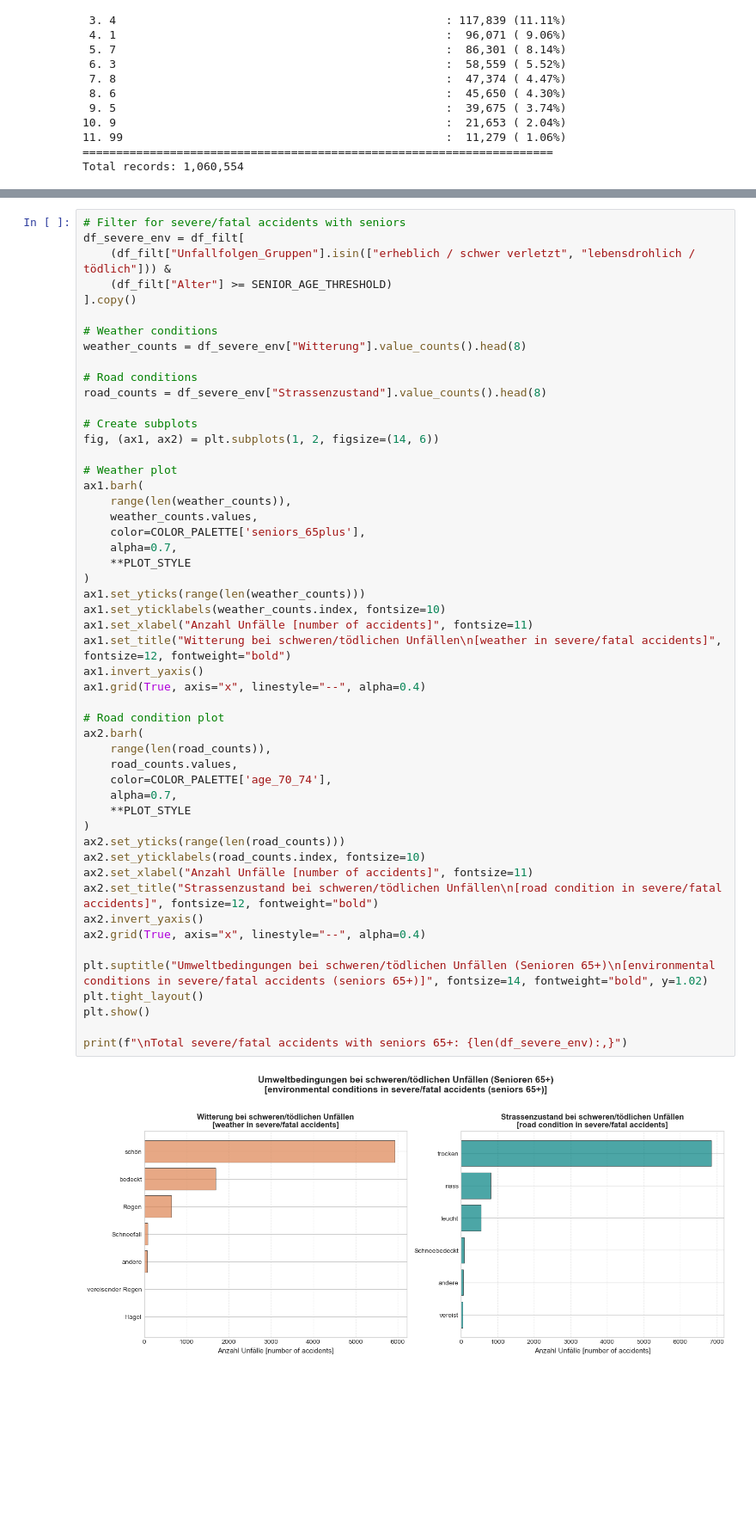
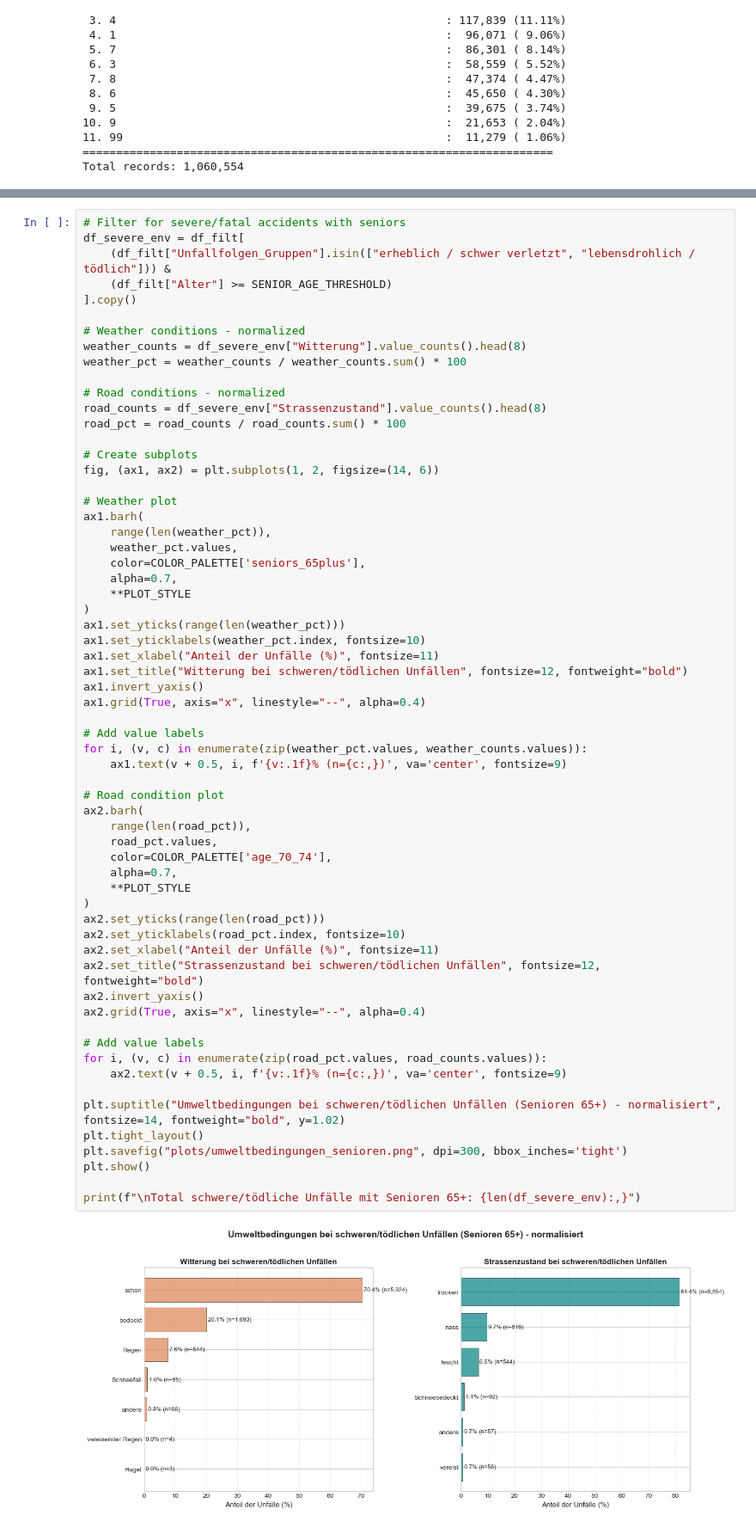
Before and after one commit to alishka-def/road_safety, a Jupyter notebook: senioren_analysis.ipynb, the cells around one changed output, grey strips where cells are left out. Shown at 86% size. Drawn from its saved outputs; the diff is of its cells as text; blank space fills up the shorter version.

```diff
--- a/senioren_analysis.ipynb
+++ b/senioren_analysis.ipynb
@@ -953,49 +1332,60 @@ df_severe_env = df_filt[
     (df_filt["Alter"] >= SENIOR_AGE_THRESHOLD)
 ].copy()
 
-# Weather conditions
+# Weather conditions - normalized
 weather_counts = df_severe_env["Witterung"].value_counts().head(8)
+weather_pct = weather_counts / weather_counts.sum() * 100
 
-# Road conditions
+# Road conditions - normalized
 road_counts = df_severe_env["Strassenzustand"].value_counts().head(8)
+road_pct = road_counts / road_counts.sum() * 100
 
 # Create subplots
 fig, (ax1, ax2) = plt.subplots(1, 2, figsize=(14, 6))
 
 # Weather plot
 ax1.barh(
-    range(len(weather_counts)),
-    weather_counts.values,
+    range(len(weather_pct)),
+    weather_pct.values,
     color=COLOR_PALETTE['seniors_65plus'],
     alpha=0.7,
     **PLOT_STYLE
 )
-ax1.set_yticks(range(len(weather_counts)))
-ax1.set_yticklabels(weather_counts.index, fontsize=10)
-ax1.set_xlabel("Anzahl Unfälle [number of accidents]", fontsize=11)
-ax1.set_title("Witterung bei schweren/tödlichen Unfällen\n[weather in severe/fatal accidents]", fontsize=12, fontweight="bold")
+ax1.set_yticks(range(len(weather_pct)))
+ax1.set_yticklabels(weather_pct.index, fontsize=10)
+ax1.set_xlabel("Anteil der Unfälle (%)", fontsize=11)
+ax1.set_title("Witterung bei schweren/tödlichen Unfällen", fontsize=12, fontweight="bold")
 ax1.invert_yaxis()
 ax1.grid(True, axis="x", linestyle="--", alpha=0.4)
 
+# Add value labels
+for i, (v, c) in enumerate(zip(weather_pct.values, weather_counts.values)):
+    ax1.text(v + 0.5, i, f'{v:.1f}% (n={c:,})', va='center', fontsize=9)
+
 # Road condition plot
 ax2.barh(
-    range(len(road_counts)),
-    road_counts.values,
+    range(len(road_pct)),
+    road_pct.values,
     color=COLOR_PALETTE['age_70_74'],
     alpha=0.7,
     **PLOT_STYLE
 )
-ax2.set_yticks(range(len(road_counts)))
-ax2.set_yticklabels(road_counts.index, fontsize=10)
-ax2.set_xlabel("Anzahl Unfälle [number of accidents]", fontsize=11)
-ax2.set_title("Strassenzustand bei schweren/tödlichen Unfällen\n[road condition in severe/fatal accidents]", fontsize=12, fontweight="bold")
+ax2.set_yticks(range(len(road_pct)))
+ax2.set_yticklabels(road_pct.index, fontsize=10)
+ax2.set_xlabel("Anteil der Unfälle (%)", fontsize=11)
+ax2.set_title("Strassenzustand bei schweren/tödlichen Unfällen", fontsize=12, fontweight="bold")
 ax2.invert_yaxis()
 ax2.grid(True, axis="x", linestyle="--", alpha=0.4)
 
-plt.suptitle("Umweltbedingungen bei schweren/tödlichen Unfällen (Senioren 65+)\n[environmental conditions in severe/fatal accidents (seniors 65+)]", fontsize=14, fontweight="bold", y=1.02)
+# Add value labels
+for i, (v, c) in enumerate(zip(road_pct.values, road_counts.values)):
+    ax2.text(v + 0.5, i, f'{v:.1f}% (n={c:,})', va='center', fontsize=9)
+
+plt.suptitle("Umweltbedingungen bei schweren/tödlichen Unfällen (Senioren 65+) - normalisiert", fontsize=14, fontweight="bold", y=1.02)
 plt.tight_layout()
+plt.savefig("plots/umweltbedingungen_senioren.png", dpi=300, bbox_inches='tight')
 plt.show()
 
-print(f"\nTotal severe/fatal accidents with seniors 65+: {len(df_severe_env):,}")
+print(f"\nTotal schwere/tödliche Unfälle mit Senioren 65+: {len(df_severe_env):,}")
 # %% [output]
-[figure, old version]
+[figure, new version]
```
Also changed, not shown: parts of 43 cells of this notebook, 15 other files.
